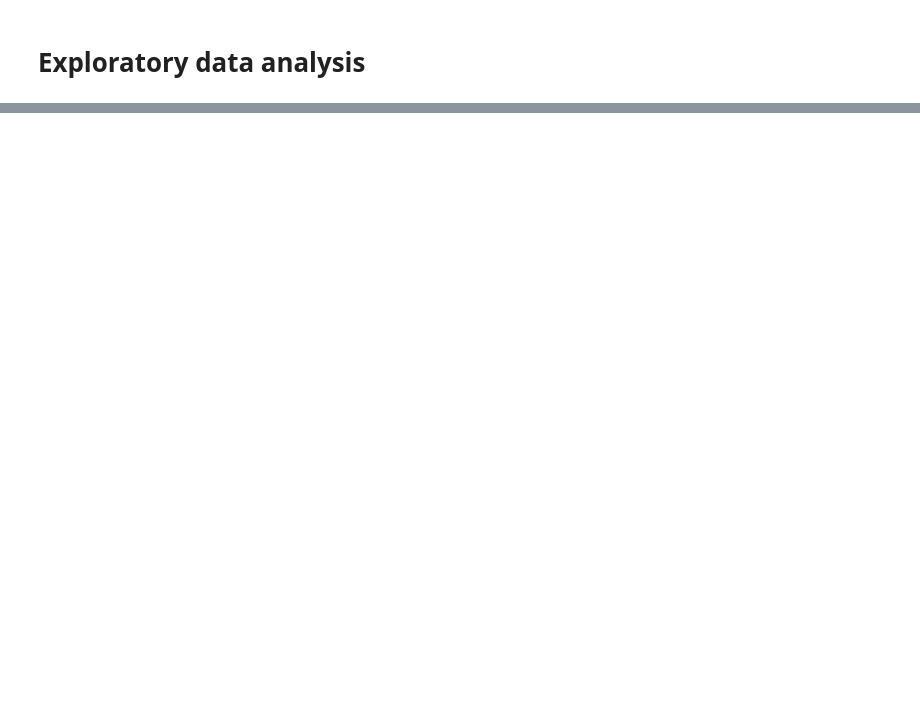
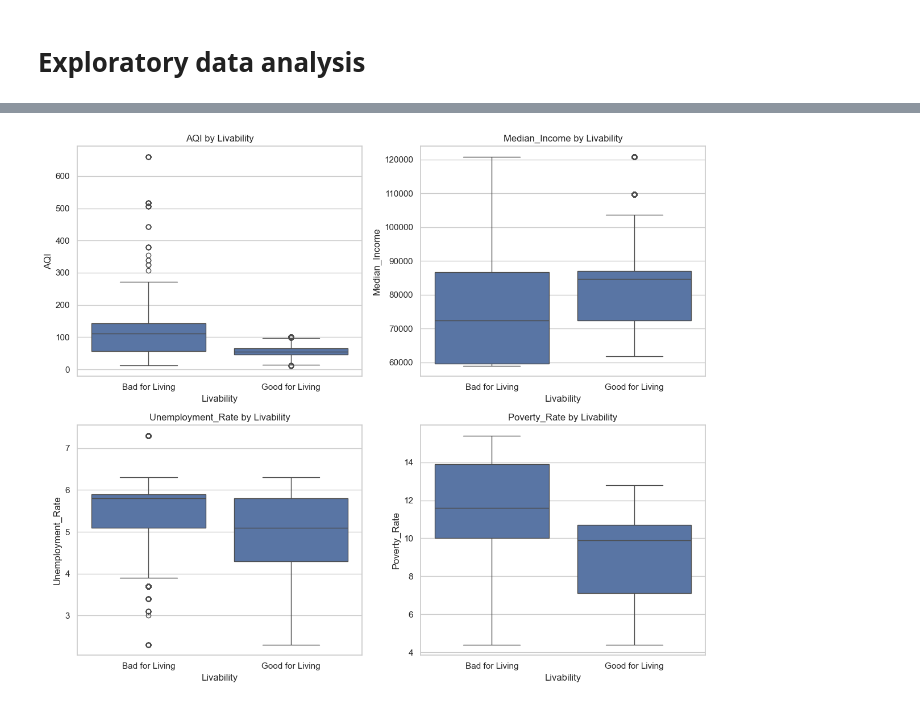
Before and after one commit to uic-cs418/group-project-data-minding, a Jupyter notebook: eda.ipynb, the cells around one changed output, grey strips where cells are left out. Saved outputs shown, nothing was run; the diff lists cells and outputs as text; code cells hidden in the pictures; blank space fills up the shorter version.

```diff
--- a/eda.ipynb
+++ b/eda.ipynb
@@ -63,0 +161,15 @@ plt.show()
+# %%
+df = pd.read_csv('Merged_AQI_Income_Poverty_Unemployment_Livability.csv')
+sns.set(style="whitegrid")
+fig, axes = plt.subplots(2, 2, figsize=(12, 10))
+features = ['AQI', 'Median_Income', 'Unemployment_Rate', 'Poverty_Rate']
+for ax, feature in zip(axes.flatten(), features):
+    sns.boxplot(x='Livability', y=feature, data=df, ax=ax)
+    ax.set_title(f'{feature} by Livability')
+    ax.set_xlabel('Livability')
+    ax.set_ylabel(feature)
+
+plt.tight_layout()
+plt.show()
+# %% [output]
+[figure, added]
```
Also changed, not shown: parts of 12 cells of this notebook.
